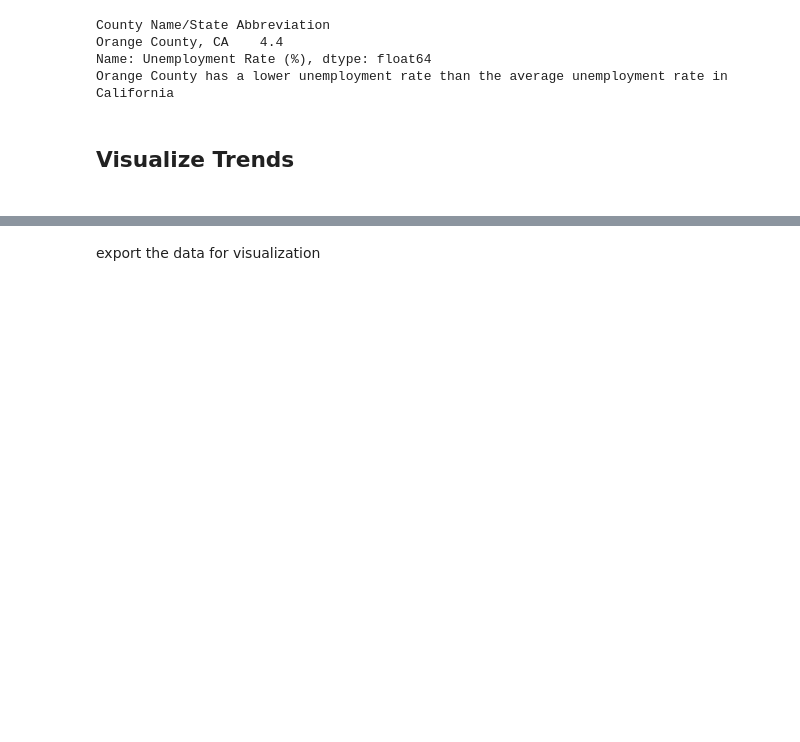
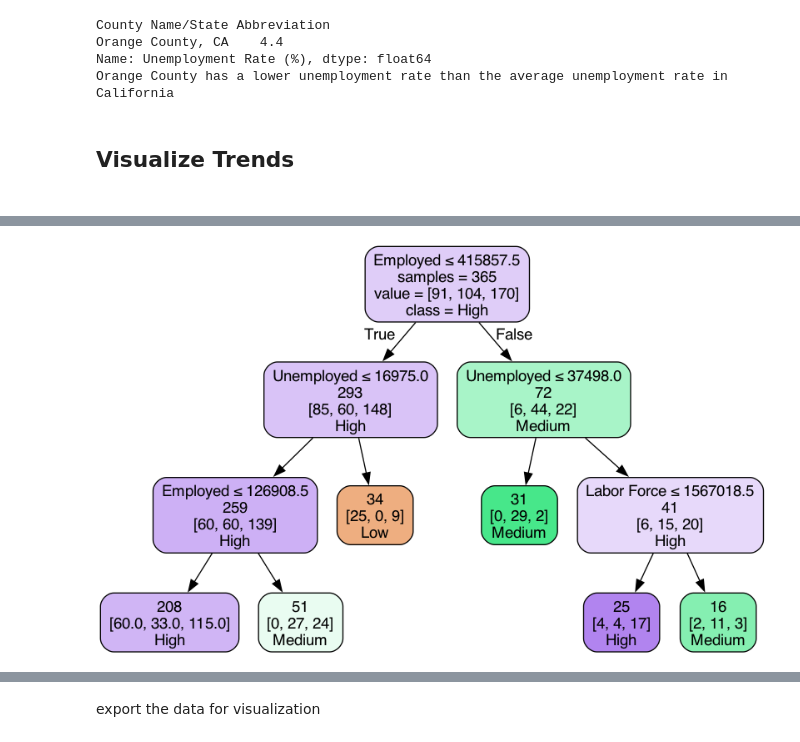
Before and after one commit to VictoriaaTran/Unemployment-Rate, a Jupyter notebook: Analysis.ipynb, the cells around one changed output, grey strips where cells are left out. Saved outputs shown, nothing was run; the diff lists cells and outputs as text; code cells hidden in the pictures; blank space fills up the shorter version.

Commit message:
decision tree

```diff
--- a/Analysis.ipynb
+++ b/Analysis.ipynb
@@ -341,0 +410,7 @@ for i in range(len(CA_Avg)):
+# %%
+#plot the tree
+plotDecisionTree(tree, feature_names=train_X.columns, class_names=['Low', 'Medium', 'High'])
+
+#from the observation, the most important feature is employment, followed by unemployed and labor force.
+# %% [output]
+[figure, added]
```
Also changed, not shown: parts of 6 cells of this notebook.
